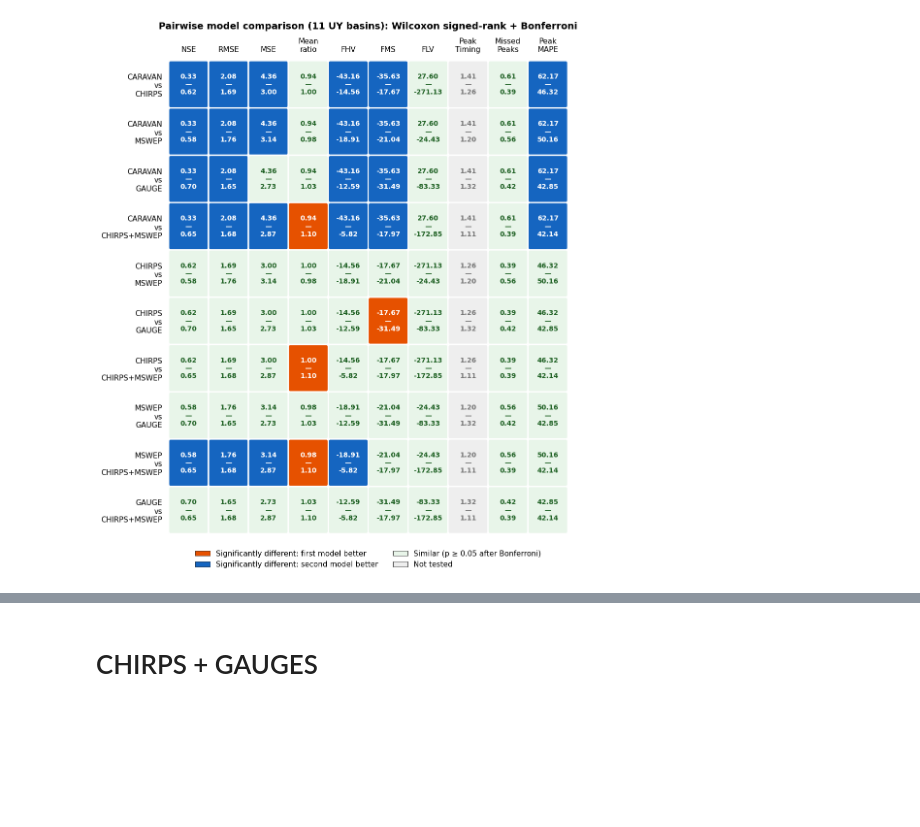
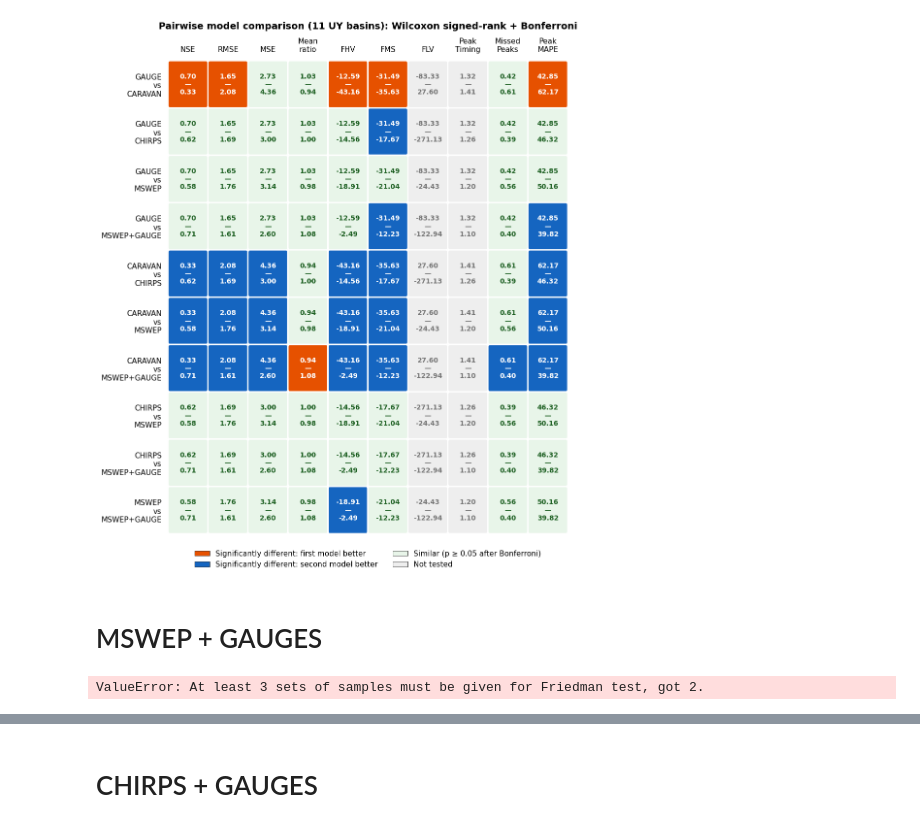
Before and after one commit to DSHydro/NeuralHydrologyAzure, a Jupyter notebook: 3_analyzing_results/3_uy_basins/3_statistical_differences.ipynb, the cells around one changed output, grey strips where cells are left out. Drawn from its saved outputs; the diff is of its cells as text; code cells hidden in the pictures; blank space fills up the shorter version.

```diff
--- a/3_analyzing_results/3_uy_basins/3_statistical_differences.ipynb
+++ b/3_analyzing_results/3_uy_basins/3_statistical_differences.ipynb
@@ -260,7 +259,7 @@ for metric, df in metric_dfs.items():
 # %%
 # ── Define models ──────────────────────────────────────────────────────────
-models      = ['caravan', 'chirps', 'mswep', 'gauge', 'chirps_mswep']
-short_names = ['CARAVAN', 'CHIRPS', 'MSWEP', 'GAUGE', 'CHIRPS+MSWEP']
+models      = ['gauge', 'caravan', 'chirps', 'mswep', 'mswep_gauge']
+short_names = ['GAUGE','CARAVAN', 'CHIRPS', 'MSWEP', 'MSWEP+GAUGE']
 
 # ── Helper: get color key from posthoc_results ─────────────────────────────
 skipped_metrics = [m for m, p in friedman_ps.items() if p >= 0.05]
@@ -354,31 +353,33 @@ ax.set_yticks(range(len(pairs)))
 ax.set_yticklabels(pair_labels, fontsize=11)
 
 ax.xaxis.set_ticks_position('top')
 ax.xaxis.set_label_position('top')
 ax.tick_params(axis='x', length=0, pad=4)
 ax.tick_params(axis='y', length=0)
 for spine in ax.spines.values():
     spine.set_visible(False)
 
 legend_patches = [
     mpatches.Patch(facecolor=colors['first'],  label='Significantly different: first model better', edgecolor='black', linewidth=0.5),
     mpatches.Patch(facecolor=colors['second'], label='Significantly different: second model better', edgecolor='black', linewidth=0.5),
     mpatches.Patch(facecolor=colors[0],        label='Similar (p ≥ 0.05 after Bonferroni)', edgecolor='black',  linewidth=0.5),
     mpatches.Patch(facecolor=colors[2],        label='Not tested', edgecolor='black',  linewidth=0.5), #not significant
 ]
 
 ax.set_title(
     'Pairwise model comparison (11 UY basins): Wilcoxon signed-rank + Bonferroni',
     # 'Values show median(model 1) | median(model 2)',
     fontsize=14, pad=40, fontweight='bold'
 )
 ax.legend(handles=legend_patches, loc='upper center',
           bbox_to_anchor=(0.5, -0.01), ncol=2,
           frameon=False, fontsize=11)
 
 plt.tight_layout()
 plt.subplots_adjust(bottom=0.10)
 # plt.savefig('wilcoxon_heatmap_us.png', dpi=150, bbox_inches='tight')
 plt.show()
 # %% [output]
-[figure, old version]
+[figure, new version]
+# %% [markdown]
+# MSWEP + GAUGES
@@ -384,0 +431,8 @@ plt.show()
+# %%
+# ── Run for all metrics ───────────────────────────────────────────────────────
+results = {}
+for metric, df in metric_dfs.items():
+    stat, p, W = friedman_test(df, metric)
+    results[metric] = {'stat': stat, 'p': p, 'W': W}
+# %% [output]
+ValueError: At least 3 sets of samples must be given for Friedman test, got 2.
```
Also changed, not shown: parts of 27 cells of this notebook, 35 other files.
